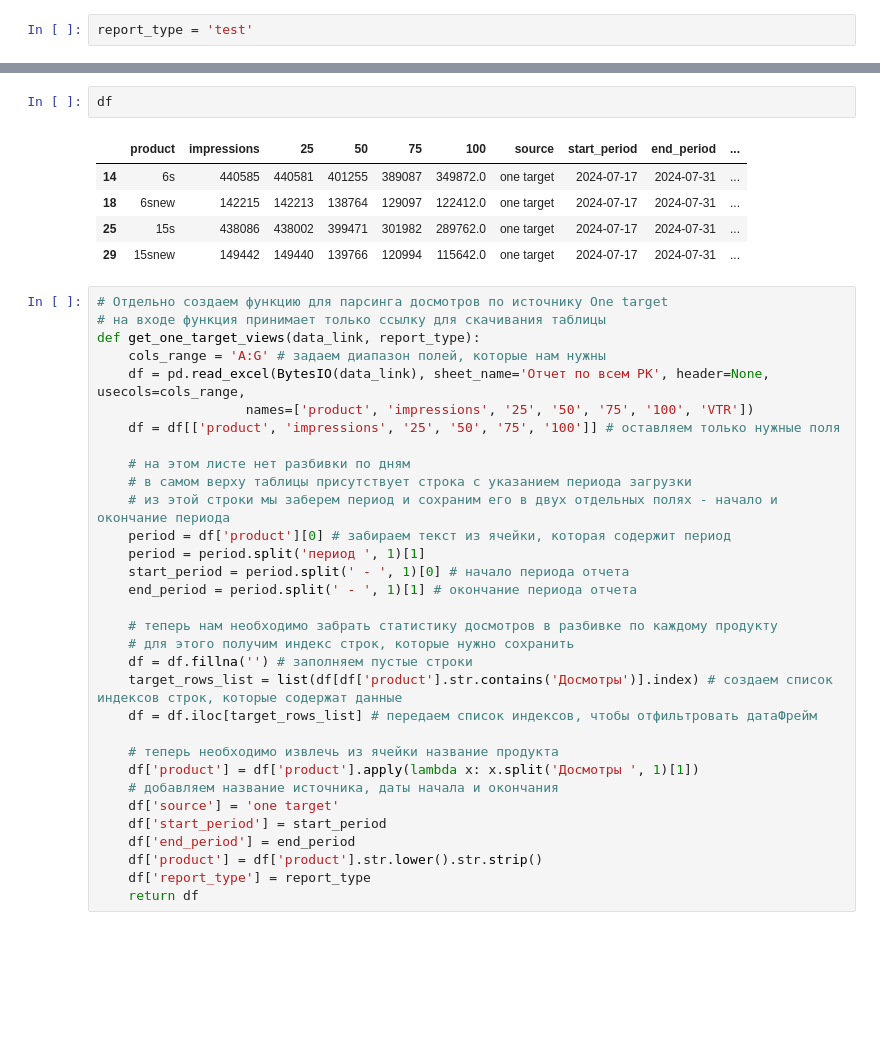
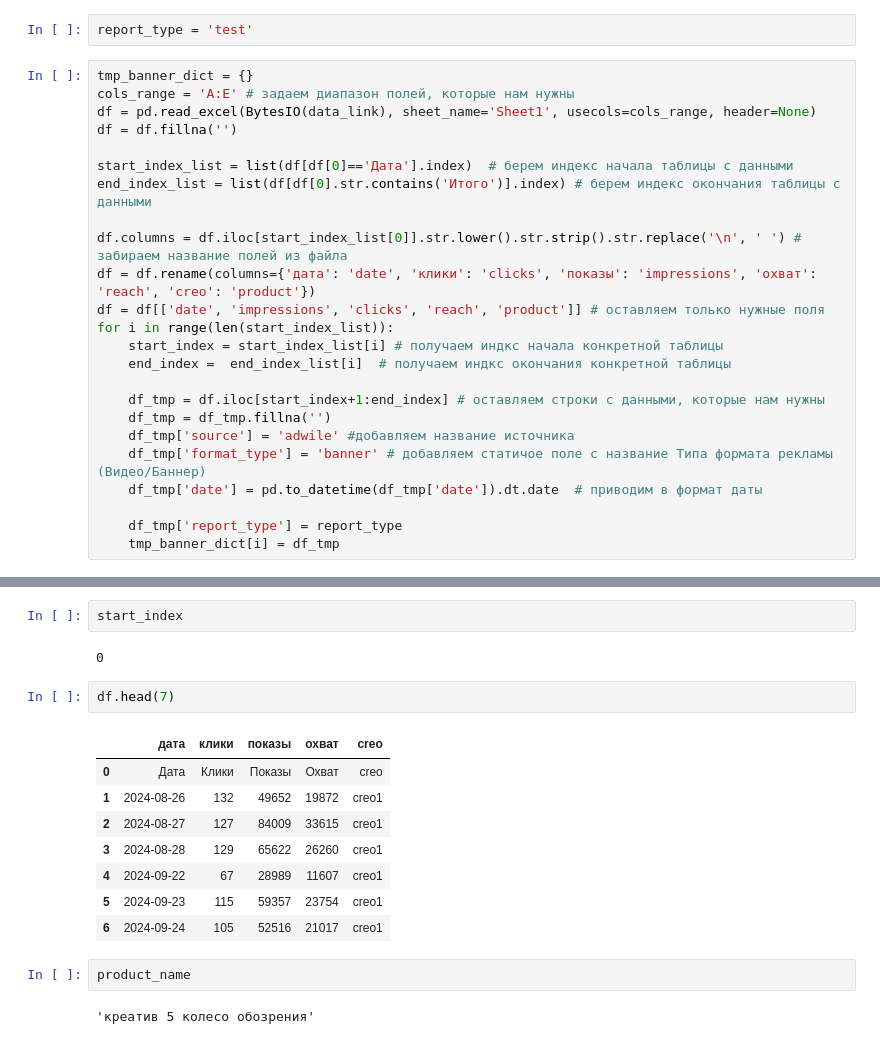
Before and after one commit to aget777/yandex_disk_parser, a Jupyter notebook: test_file.ipynb, the cells around one changed output, grey strips where cells are left out. Cells and saved outputs as stored; diff of their text form; blank space fills up the shorter version.

Commit message:
добавил новый источник adwile_banner

```diff
--- a/test_file.ipynb
+++ b/test_file.ipynb
@@ -127,2 +127,26 @@ sheet_names.sheet_names
 # %%
 report_type = 'test'
+# %%
+tmp_banner_dict = {}
+cols_range = 'A:E' # задаем диапазон полей, которые нам нужны
+df = pd.read_excel(BytesIO(data_link), sheet_name='Sheet1', usecols=cols_range, header=None)
+df = df.fillna('')
+
+start_index_list = list(df[df[0]=='Дата'].index)  # берем индекс начала таблицы с данными
+end_index_list = list(df[df[0].str.contains('Итого')].index) # берем индекс окончания таблицы с данными
+
+df.columns = df.iloc[start_index_list[0]].str.lower().str.strip().str.replace('\n', ' ') # забираем название полей из файла
+df = df.rename(columns={'дата': 'date', 'клики': 'clicks', 'показы': 'impressions', 'охват': 'reach', 'creo': 'product'})
+df = df[['date', 'impressions', 'clicks', 'reach', 'product']] # оставляем только нужные поля
+for i in range(len(start_index_list)):
+    start_index = start_index_list[i] # получаем индкс начала конкретной таблицы
+    end_index =  end_index_list[i]  # получаем индкс окончания конкретной таблицы
+
+    df_tmp = df.iloc[start_index+1:end_index] # оставляем строки с данными, которые нам нужны
+    df_tmp = df_tmp.fillna('')
+    df_tmp['source'] = 'adwile' #добавляем название источника
+    df_tmp['format_type'] = 'banner' # добавляем статичое поле с название Типа формата рекламы (Видео/Баннер)
+    df_tmp['date'] = pd.to_datetime(df_tmp['date']).dt.date  # приводим в формат даты
+
+    df_tmp['report_type'] = report_type
+    tmp_banner_dict[i] = df_tmp
@@ -157,40 +218,19 @@ df['report_type'] = report_type
+# %%
+start_index
+# %% [output]
+0
 # %%
-df
+df.head(7)
 # %% [output]
-|  | product | impressions | 25 | 50 | 75 | 100 | source | start_period | end_period | ... |
-| 14 | 6s | 440585 | 440581 | 401255 | 389087 | 349872.0 | one target | 2024-07-17 | 2024-07-31 | ... |
-| 18 | 6snew | 142215 | 142213 | 138764 | 129097 | 122412.0 | one target | 2024-07-17 | 2024-07-31 | ... |
-| 25 | 15s | 438086 | 438002 | 399471 | 301982 | 289762.0 | one target | 2024-07-17 | 2024-07-31 | ... |
-| 29 | 15snew | 149442 | 149440 | 139766 | 120994 | 115642.0 | one target | 2024-07-17 | 2024-07-31 | ... |
+|  | дата | клики | показы | охват | creo |
+| 0 | Дата | Клики | Показы | Охват | creo |
+| 1 | 2024-08-26 | 132 | 49652 | 19872 | creo1 |
+| 2 | 2024-08-27 | 127 | 84009 | 33615 | creo1 |
+| 3 | 2024-08-28 | 129 | 65622 | 26260 | creo1 |
+| 4 | 2024-09-22 | 67 | 28989 | 11607 | creo1 |
+| 5 | 2024-09-23 | 115 | 59357 | 23754 | creo1 |
+| 6 | 2024-09-24 | 105 | 52516 | 21017 | creo1 |
-# %%
-# Отдельно создаем функцию для парсинга досмотров по источнику One target
-# на входе функция принимает только ссылку для скачивания таблицы
-def get_one_target_views(data_link, report_type):
-    cols_range = 'A:G' # задаем диапазон полей, которые нам нужны
-    df = pd.read_excel(BytesIO(data_link), sheet_name='Отчет по всем РК', header=None, usecols=cols_range,
-                   names=['product', 'impressions', '25', '50', '75', '100', 'VTR'])
-    df = df[['product', 'impressions', '25', '50', '75', '100']] # оставляем только нужные поля
-
-    # на этом листе нет разбивки по дням
-    # в самом верху таблицы присутствует строка с указанием периода загрузки
-    # из этой строки мы заберем период и сохраним его в двух отдельных полях - начало и окончание периода
-    period = df['product'][0] # забираем текст из ячейки, которая содержит период
-    period = period.split('период ', 1)[1]
-    start_period = period.split(' - ', 1)[0] # начало периода отчета
-    end_period = period.split(' - ', 1)[1] # окончание периода отчета
-
-    # теперь нам необходимо забрать статистику досмотров в разбивке по каждому продукту
-    # для этого получим индекс строк, которые нужно сохранить
-    df = df.fillna('') # заполняем пустые строки
-    target_rows_list = list(df[df['product'].str.contains('Досмотры')].index) # создаем список индексов строк, которые содержат данные
-    df = df.iloc[target_rows_list] # передаем список индексов, чтобы отфильтровать датаФрейм
-
-    # теперь необходимо извлечь из ячейки название продукта
-    df['product'] = df['product'].apply(lambda x: x.split('Досмотры ', 1)[1])
-    # добавляем название источника, даты начала и окончания
-    df['source'] = 'one target'
-    df['start_period'] = start_period
-    df['end_period'] = end_period
-    df['product'] = df['product'].str.lower().str.strip()
-    df['report_type'] = report_type
-    return df
+# %%
+product_name
+# %% [output]
+'креатив 5 колесо обозрения'
```
Also changed, not shown: parts of 7 cells of this notebook, 11 other files.
